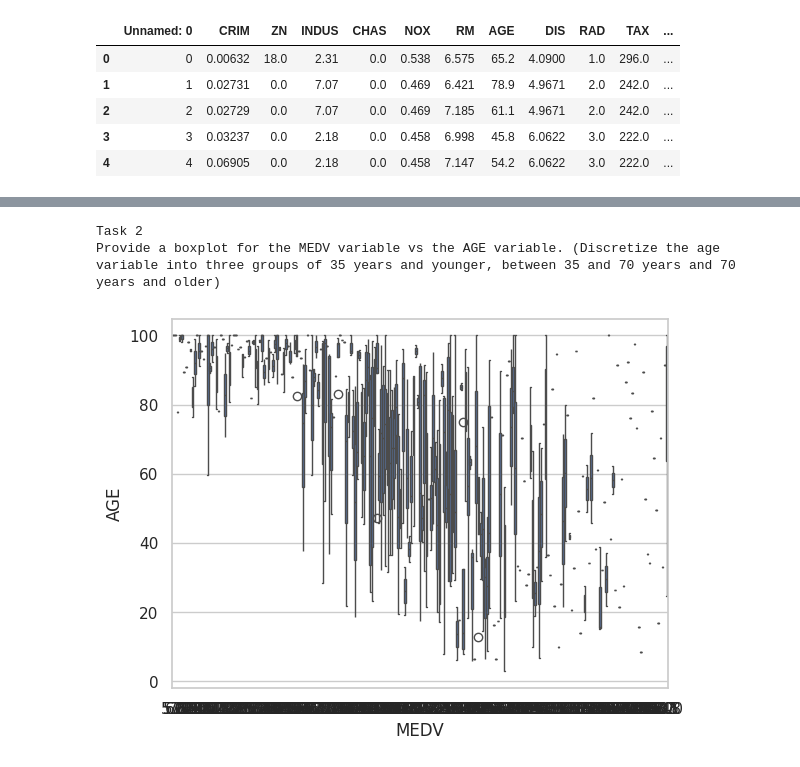
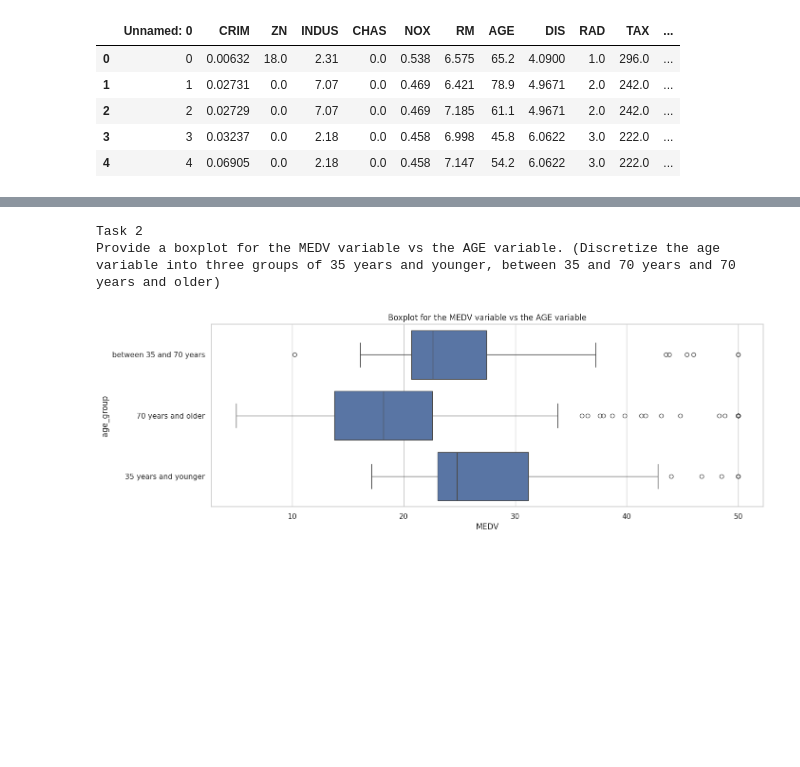
Before and after one commit to bnsn92/testrepo, a Jupyter notebook: Optional_Peer_Graded_Assignment(Task 2 only).jupyterlite.ipynb, the cells around one changed output, grey strips where cells are left out. Cells and saved outputs as stored; diff of their text form; code cells hidden in the pictures; blank space fills up the shorter version.

```diff
--- a/Optional_Peer_Graded_Assignment(Task 2 only).jupyterlite.ipynb
+++ b/Optional_Peer_Graded_Assignment(Task 2 only).jupyterlite.ipynb
@@ -85,8 +124,9 @@ For the Median value of owner-occupied homes provide a boxplot
 # %%
 print("Task 2")
 print("Provide a  bar plot for the Charles river variable")
-sns.set(style="whitegrid")
-ax = sns.barplot(y="CHAS", data=boston_df)
+pyplot.figure(figsize=(15,5))
+sns.distplot(a=boston_df.CHAS,bins=10, kde=False)
+pyplot.title("Bar Plot for Charles river")
 pyplot.show()
 # %% [output]
 Task 2
@@ -95,13 +144,17 @@ Provide a  bar plot for the Charles river variable
 # %%
 print("Task 2")
 print("Provide a boxplot for the MEDV variable vs the AGE variable. (Discretize the age variable into three groups of 35 years and younger, between 35 and 70 years and 70 years and older)")
-
-ax = sns.boxplot(x='MEDV', y='AGE', data=boston_df)
+boston_df.loc[(boston_df["AGE"] <= 35),'age_group'] = '35 years and younger'
+boston_df.loc[(boston_df["AGE"] > 35) & (boston_df["AGE"]<70),'age_group'] = 'between 35 and 70 years'
+boston_df.loc[(boston_df["AGE"] >= 70),'age_group'] = '70 years and older'
+pyplot.figure(figsize=(15,5))
+sns.boxplot(x=boston_df.MEDV, y=boston_df.age_group, data=boston_df)
+pyplot.title("Boxplot for the MEDV variable vs the AGE variable")
 pyplot.show()
 # %% [output]
 Task 2
 Provide a boxplot for the MEDV variable vs the AGE variable. (Discretize the age variable into three groups of 35 years and younger, between 35 and 70 years and 70 years and older)
-[figure, old version]
+[figure, new version]
 # %%
 print("Task 2")
 print("Provide a scatter plot to show the relationship between Nitric oxide concentrations and the proportion of non-retail business acres per town. What can you say about the relationship?")
```
Also changed, not shown: parts of 7 cells of this notebook.
